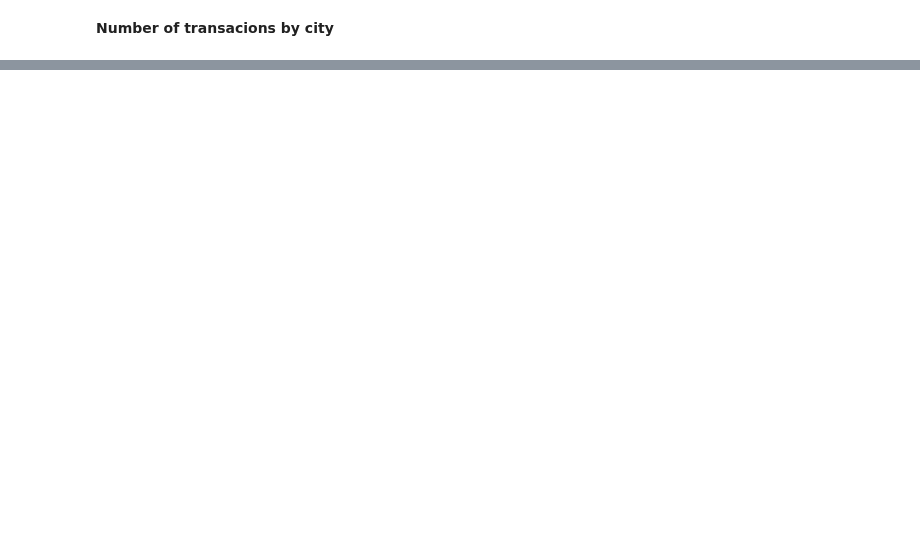
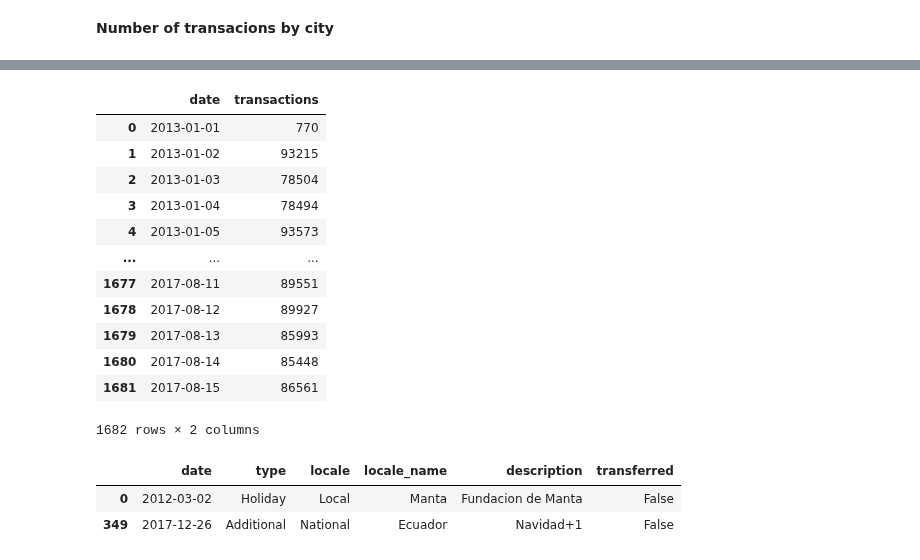
Before and after one commit to K-Ouhmaid/Store-Sales---Time-Series-Forecasting, a Jupyter notebook: store-sales-time-series-forecasting-kh1.ipynb, the cells around one changed output, grey strips where cells are left out. Drawn from its saved outputs; the diff is of its cells as text; code cells hidden in the pictures; blank space fills up the shorter version.

```diff
--- a/store-sales-time-series-forecasting-kh1.ipynb
+++ b/store-sales-time-series-forecasting-kh1.ipynb
@@ -319,0 +337,22 @@ px.bar(temp3.sort_values(by=['transactions'], ascending=False),x="store_nbr",y="
+# %%
+temp4
+# %% [output]
+|  | date | transactions |
+| 0 | 2013-01-01 | 770 |
+| 1 | 2013-01-02 | 93215 |
+| 2 | 2013-01-03 | 78504 |
+| 3 | 2013-01-04 | 78494 |
+| 4 | 2013-01-05 | 93573 |
+| ... | ... | ... |
+| 1677 | 2017-08-11 | 89551 |
+| 1678 | 2017-08-12 | 89927 |
+| 1679 | 2017-08-13 | 85993 |
+| 1680 | 2017-08-14 | 85448 |
+| 1681 | 2017-08-15 | 86561 |
+1682 rows × 2 columns
+# %%
+holiday.iloc[[0,-1]]
+# %% [output]
+|  | date | type | locale | locale_name | description | transferred |
+| 0 | 2012-03-02 | Holiday | Local | Manta | Fundacion de Manta | False |
+| 349 | 2017-12-26 | Additional | National | Ecuador | Navidad+1 | False |
```
Also changed, not shown: parts of 28 cells of this notebook.
